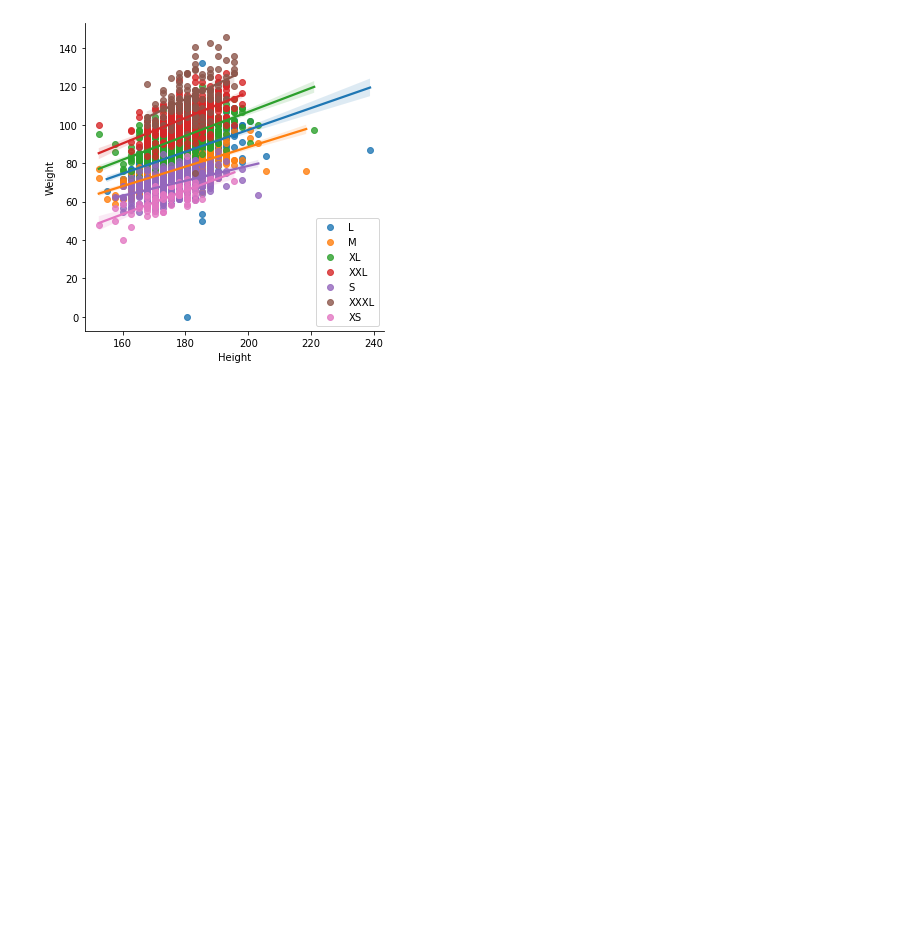
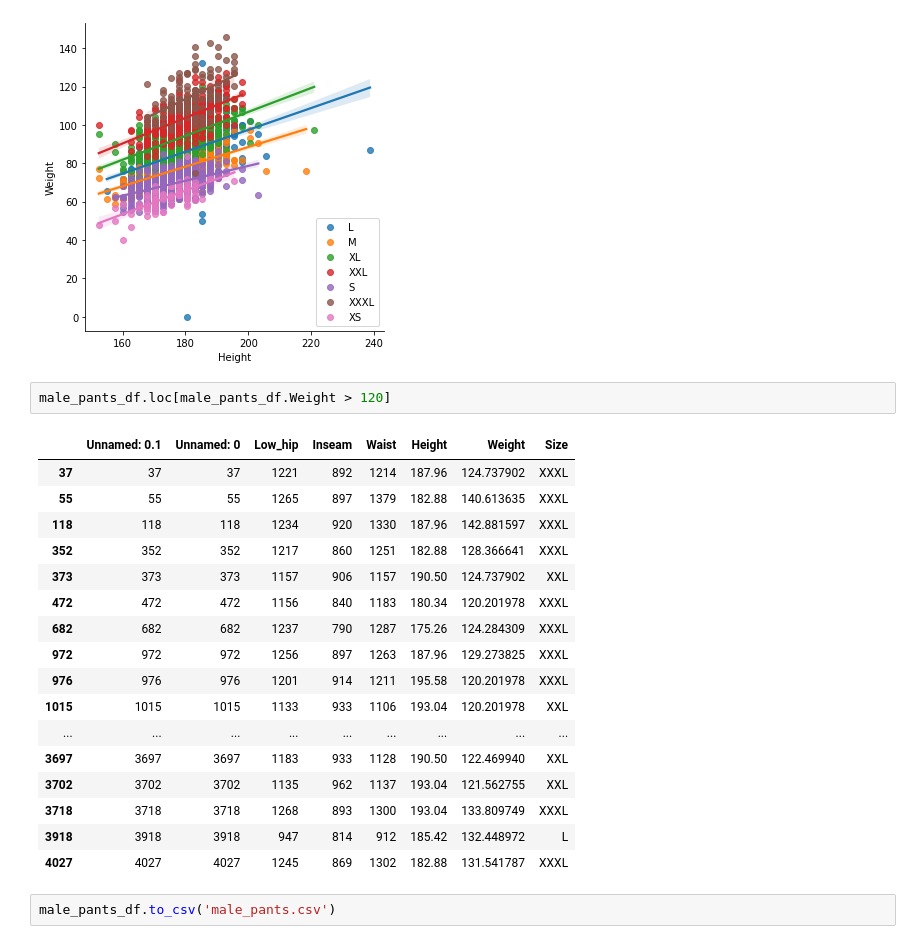
Before and after one commit to estanisarandon/Body_Measurement, a Jupyter notebook: review_data.ipynb, the cells around one changed output. Cells and saved outputs as stored; diff of their text form; blank space fills up the shorter version.

```diff
--- a/review_data.ipynb
+++ b/review_data.ipynb
@@ -206,3 +258,25 @@ plt.legend(loc='lower right')
 # %% [output]
 <matplotlib.legend.Legend at 0x...>
 [figure]
+# %%
+male_pants_df.loc[male_pants_df.Weight > 120]
+# %% [output]
+|  | Unnamed: 0.1 | Unnamed: 0 | Low_hip | Inseam | Waist | Height | Weight | Size |
+| 37 | 37 | 37 | 1221 | 892 | 1214 | 187.96 | 124.737902 | XXXL |
+| 55 | 55 | 55 | 1265 | 897 | 1379 | 182.88 | 140.613635 | XXXL |
+| 118 | 118 | 118 | 1234 | 920 | 1330 | 187.96 | 142.881597 | XXXL |
+| 352 | 352 | 352 | 1217 | 860 | 1251 | 182.88 | 128.366641 | XXXL |
+| 373 | 373 | 373 | 1157 | 906 | 1157 | 190.50 | 124.737902 | XXL |
+| 472 | 472 | 472 | 1156 | 840 | 1183 | 180.34 | 120.201978 | XXXL |
+| 682 | 682 | 682 | 1237 | 790 | 1287 | 175.26 | 124.284309 | XXXL |
+| 972 | 972 | 972 | 1256 | 897 | 1263 | 187.96 | 129.273825 | XXXL |
+| 976 | 976 | 976 | 1201 | 914 | 1211 | 195.58 | 120.201978 | XXXL |
+| 1015 | 1015 | 1015 | 1133 | 933 | 1106 | 193.04 | 120.201978 | XXL |
+| ... | ... | ... | ... | ... | ... | ... | ... | ... |
+| 3697 | 3697 | 3697 | 1183 | 933 | 1128 | 190.50 | 122.469940 | XXL |
+| 3702 | 3702 | 3702 | 1135 | 962 | 1137 | 193.04 | 121.562755 | XXL |
+| 3718 | 3718 | 3718 | 1268 | 893 | 1300 | 193.04 | 133.809749 | XXXL |
+| 3918 | 3918 | 3918 | 947 | 814 | 912 | 185.42 | 132.448972 | L |
+| 4027 | 4027 | 4027 | 1245 | 869 | 1302 | 182.88 | 131.541787 | XXXL |
+# %%
+male_pants_df.to_csv('male_pants.csv')
```
Also changed, not shown: parts of 8 cells of this notebook, 3 other files.
